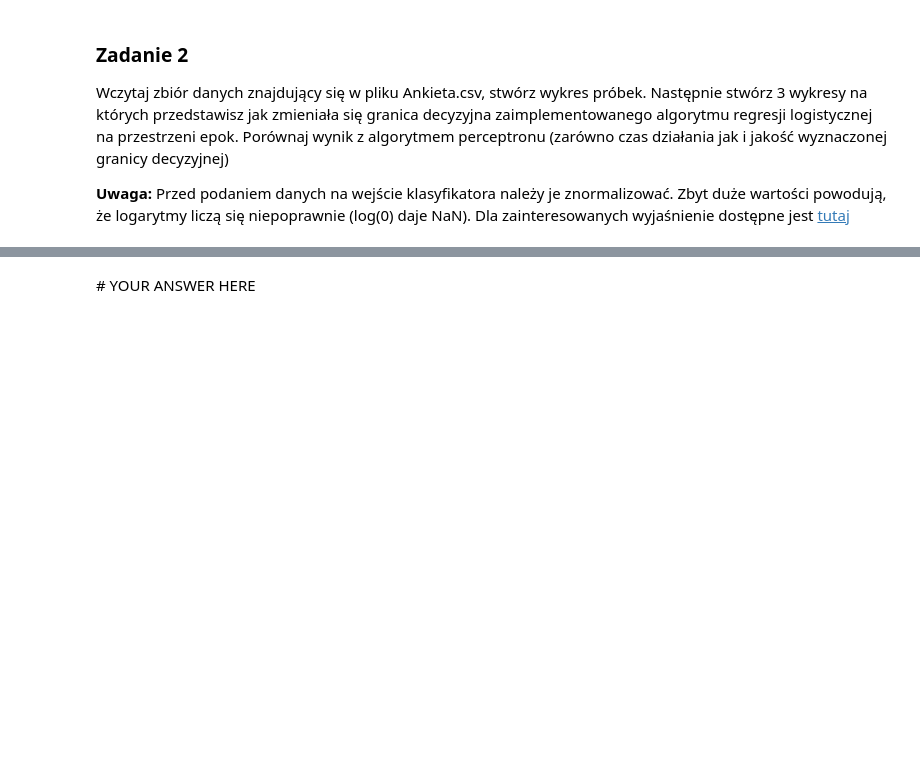
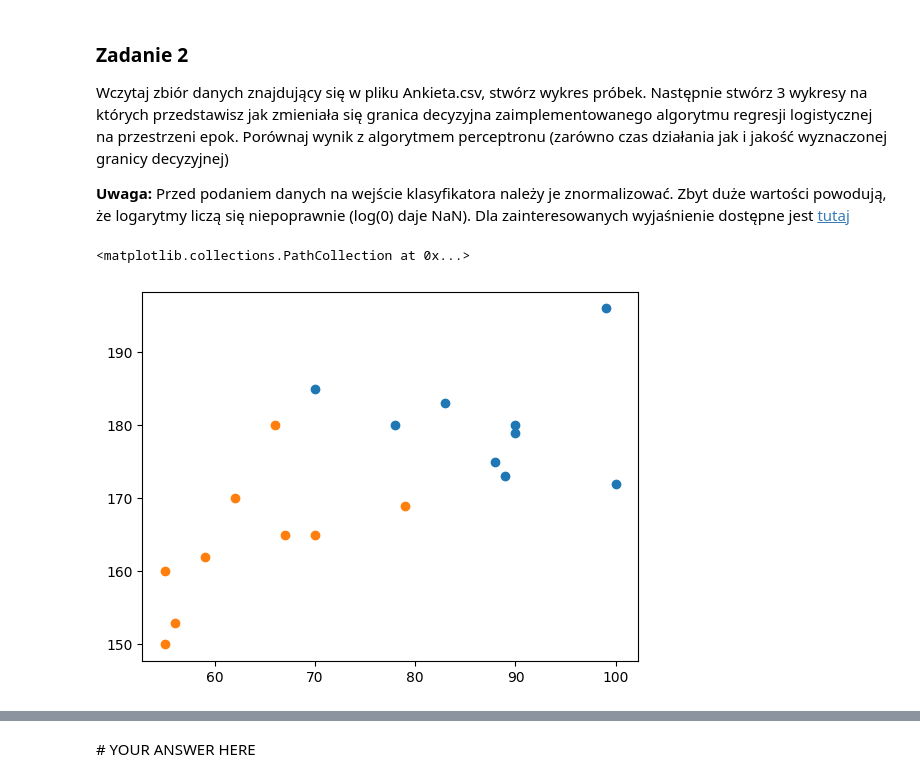
Before and after one commit to DyremiX/Laby, a Jupyter notebook: Lab5/139509_michal_dubiel_Logistic_regression.ipynb, the cells around one changed output, grey strips where cells are left out. Drawn from its saved outputs; the diff is of its cells as text; code cells hidden in the pictures; blank space fills up the shorter version.

```diff
--- a/Lab5/139509_michal_dubiel_Logistic_regression.ipynb
+++ b/Lab5/139509_michal_dubiel_Logistic_regression.ipynb
@@ -162,0 +162,13 @@ def update_regression_coefficients(X: np.ndarray, y: np.ndarray, betas: np.ndarr
+# %%
+# YOUR CODE HERE
+
+df = pd.read_csv('../datasets/Ankieta.csv', sep=',')
+df['Plec'] = df['Plec'].map(lambda x: 0 if x == 'Mezczyzna' else 1)
+
+df.head(5)
+
+plt.scatter(df[df['Plec'] == 0]['Waga'],df[df['Plec'] == 0]['Wzrost'], label='Mezczyzni')
+plt.scatter(df[df['Plec'] == 1]['Waga'],df[df['Plec'] == 1]['Wzrost'], label='Kobiety')
+# %% [output]
+<matplotlib.collections.PathCollection at 0x...>
+[figure, added]
```
Also changed, not shown: parts of 25 cells of this notebook, 13 other files.
